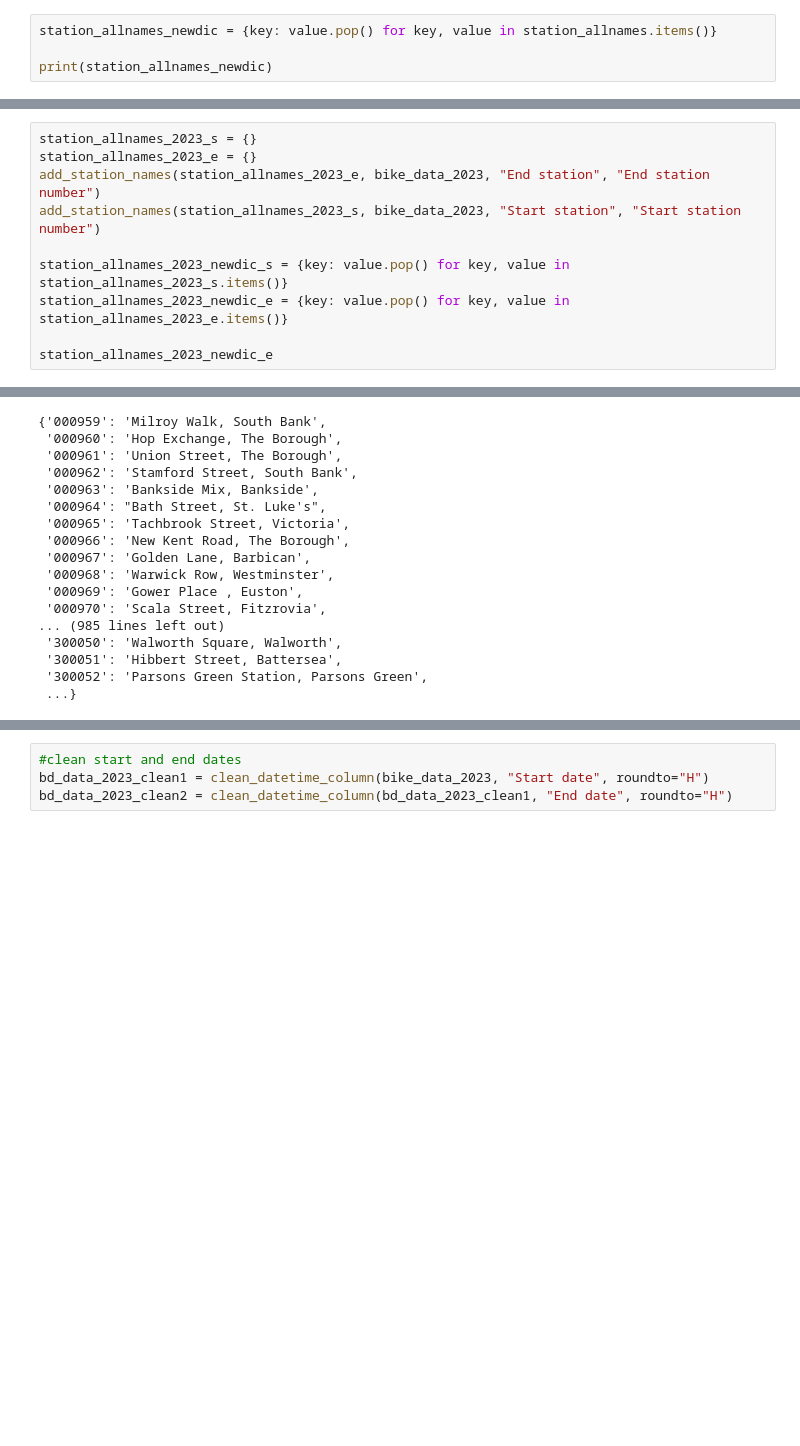
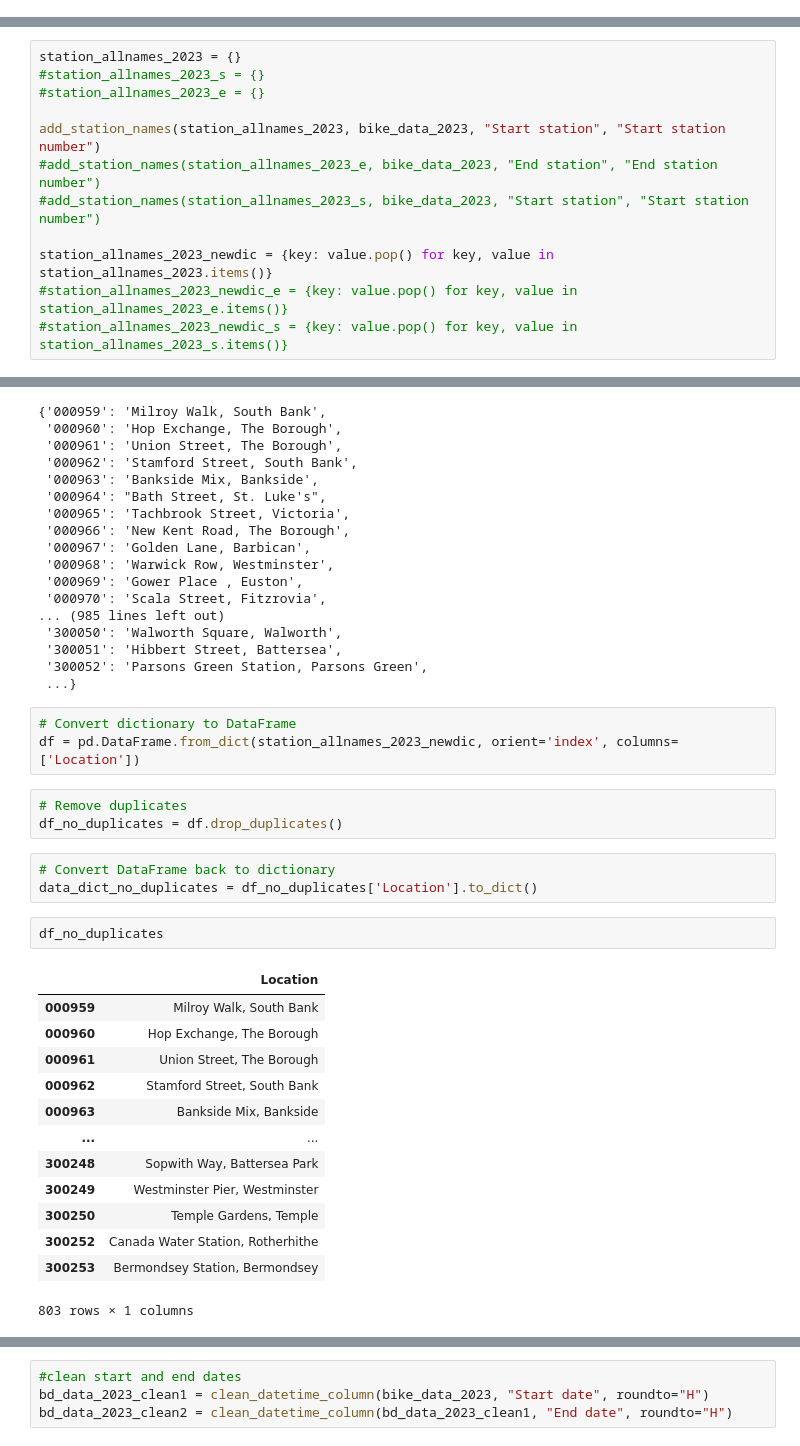
Before and after one commit to elrhmo/TfL_Bike_Analysis, a Jupyter notebook: data_prep.ipynb, the cells around one changed output, grey strips where cells are left out. Cells and saved outputs as stored; diff of their text form; blank space fills up the shorter version.

```diff
--- a/data_prep.ipynb
+++ b/data_prep.ipynb
@@ -1121,4 +1124,0 @@ print(station_allnames_newdic)
-# %%
-station_allnames_newdic = {key: value.pop() for key, value in station_allnames.items()}
-
-print(station_allnames_newdic)
@@ -1228,11 +1226,13 @@ bike_data_2023
 1846717 rows × 13 columns
 # %%
-station_allnames_2023_s = {}
-station_allnames_2023_e = {}
-add_station_names(station_allnames_2023_e, bike_data_2023, "End station", "End station number")
-add_station_names(station_allnames_2023_s, bike_data_2023, "Start station", "Start station number")
+station_allnames_2023 = {}
+#station_allnames_2023_s = {}
+#station_allnames_2023_e = {}
 
-station_allnames_2023_newdic_s = {key: value.pop() for key, value in station_allnames_2023_s.items()}
-station_allnames_2023_newdic_e = {key: value.pop() for key, value in station_allnames_2023_e.items()}
+add_station_names(station_allnames_2023, bike_data_2023, "Start station", "Start station number")
+#add_station_names(station_allnames_2023_e, bike_data_2023, "End station", "End station number")
+#add_station_names(station_allnames_2023_s, bike_data_2023, "Start station", "Start station number")
 
-station_allnames_2023_newdic_e
+station_allnames_2023_newdic = {key: value.pop() for key, value in station_allnames_2023.items()}
+#station_allnames_2023_newdic_e = {key: value.pop() for key, value in station_allnames_2023_e.items()}
+#station_allnames_2023_newdic_s = {key: value.pop() for key, value in station_allnames_2023_s.items()}
@@ -1274,3 +1256,28 @@ station_allnames_2023_newdic_e
  '300051': 'Hibbert Street, Battersea',
  '300052': 'Parsons Green Station, Parsons Green',
  ...}
+# %%
+# Convert dictionary to DataFrame
+df = pd.DataFrame.from_dict(station_allnames_2023_newdic, orient='index', columns=['Location'])
+# %%
+# Remove duplicates
+df_no_duplicates = df.drop_duplicates()
+# %%
+# Convert DataFrame back to dictionary
+data_dict_no_duplicates = df_no_duplicates['Location'].to_dict()
+# %%
+df_no_duplicates
+# %% [output]
+|  | Location |
+| 000959 | Milroy Walk, South Bank |
+| 000960 | Hop Exchange, The Borough |
+| 000961 | Union Street, The Borough |
+| 000962 | Stamford Street, South Bank |
+| 000963 | Bankside Mix, Bankside |
+| ... | ... |
+| 300248 | Sopwith Way, Battersea Park |
+| 300249 | Westminster Pier, Westminster |
+| 300250 | Temple Gardens, Temple |
+| 300252 | Canada Water Station, Rotherhithe |
+| 300253 | Bermondsey Station, Bermondsey |
+803 rows × 1 columns
```
Also changed, not shown: parts of 10 cells of this notebook.
